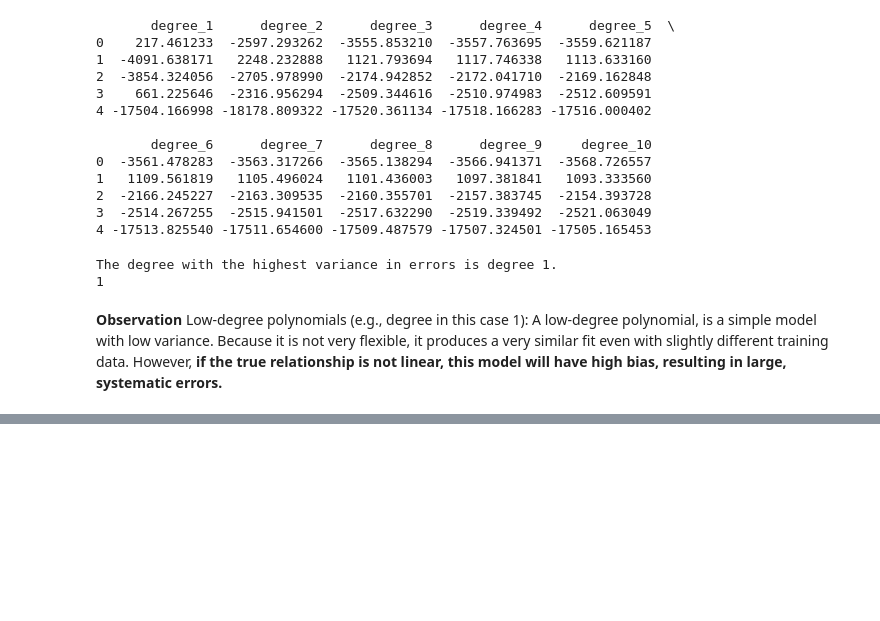
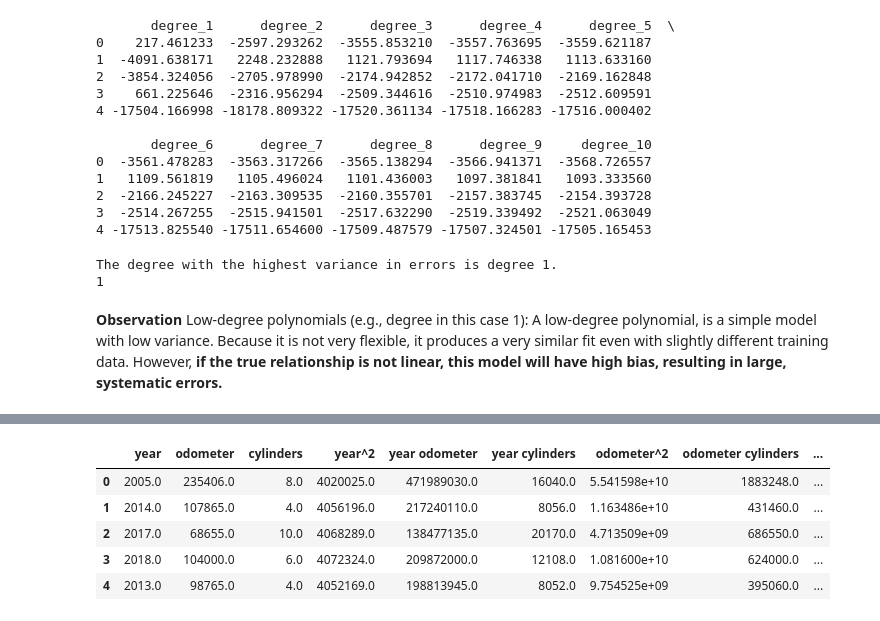
Before and after one commit to hemantborse/Practical-Application---Car-Pricing, a Jupyter notebook: Car_price.ipynb, the cells around one changed output, grey strips where cells are left out. Saved outputs shown, nothing was run; the diff lists cells and outputs as text; code cells hidden in the pictures; blank space fills up the shorter version.

```diff
--- a/Car_price.ipynb
+++ b/Car_price.ipynb
@@ -559,0 +573,22 @@ Low-degree polynomials (e.g., degree in this case 1): A low-degree polynomial, i
+# %%
+#Polynomialfeatures
+
+X_train, X_test, y_train, y_test = train_test_split(auto_no_all_zero_rows[['year','odometer','cylinders']], np.log1p(auto_no_all_zero_rows.price),
+                                                   random_state=42, test_size = 0.3)
+
+poly_features = PolynomialFeatures(degree = 3, include_bias=False)
+X_train_poly = poly_features.fit_transform(X_train[['year','odometer','cylinders']])
+X_test_poly = poly_features.transform(X_test[['year','odometer','cylinders']])
+columns = poly_features.get_feature_names_out()
+train_df = pd.DataFrame(X_train_poly, columns=columns)
+test_df = pd.DataFrame(X_test_poly, columns = columns)
+test_df.to_csv('data/test_auto_cubic.csv', index = False)
+train_df.to_csv('data/train_auto_cubic.csv', index = False)
+train_df.head()
+# %% [output]
+|  | year | odometer | cylinders | year^2 | year odometer | year cylinders | odometer^2 | odometer cylinders | ... |
+| 0 | 2005.0 | 235406.0 | 8.0 | 4020025.0 | 471989030.0 | 16040.0 | 5.541598e+10 | 1883248.0 | ... |
+| 1 | 2014.0 | 107865.0 | 4.0 | 4056196.0 | 217240110.0 | 8056.0 | 1.163486e+10 | 431460.0 | ... |
+| 2 | 2017.0 | 68655.0 | 10.0 | 4068289.0 | 138477135.0 | 20170.0 | 4.713509e+09 | 686550.0 | ... |
+| 3 | 2018.0 | 104000.0 | 6.0 | 4072324.0 | 209872000.0 | 12108.0 | 1.081600e+10 | 624000.0 | ... |
+| 4 | 2013.0 | 98765.0 | 4.0 | 4052169.0 | 198813945.0 | 8052.0 | 9.754525e+09 | 395060.0 | ... |
```
Also changed, not shown: parts of 10 cells of this notebook.
